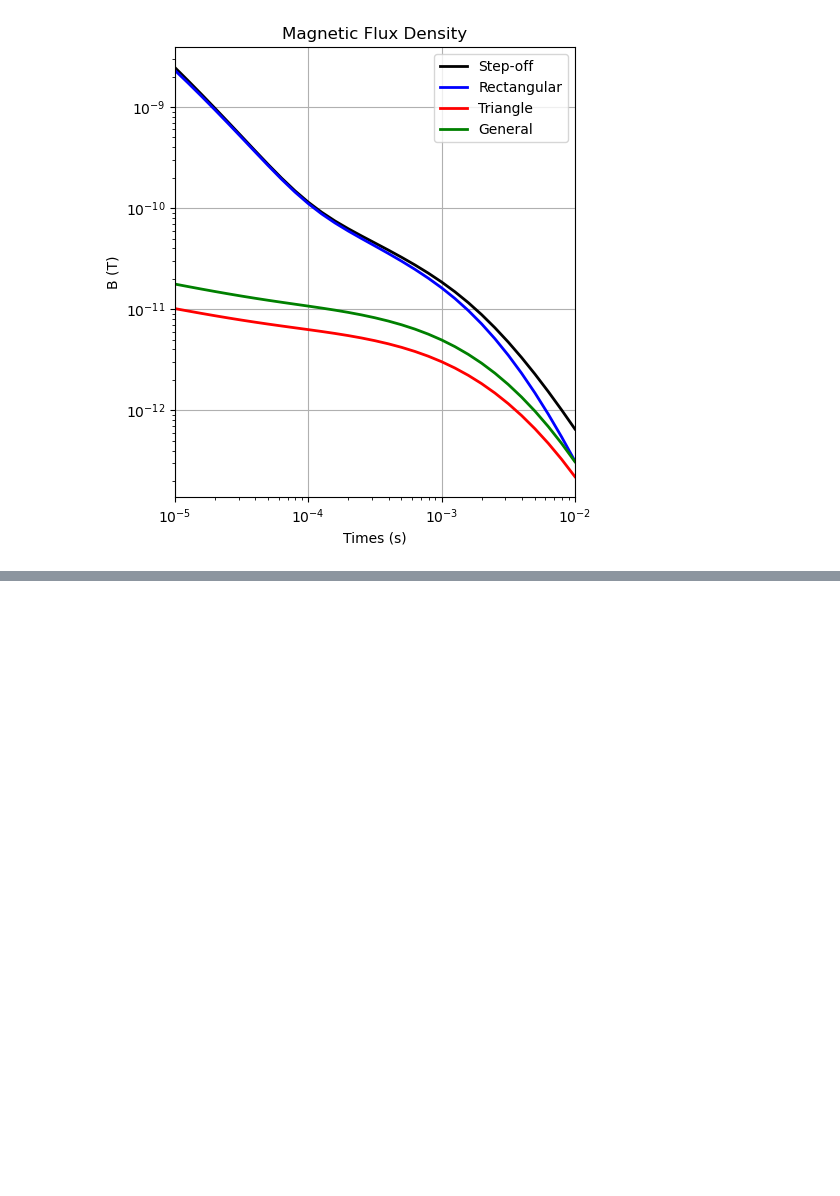
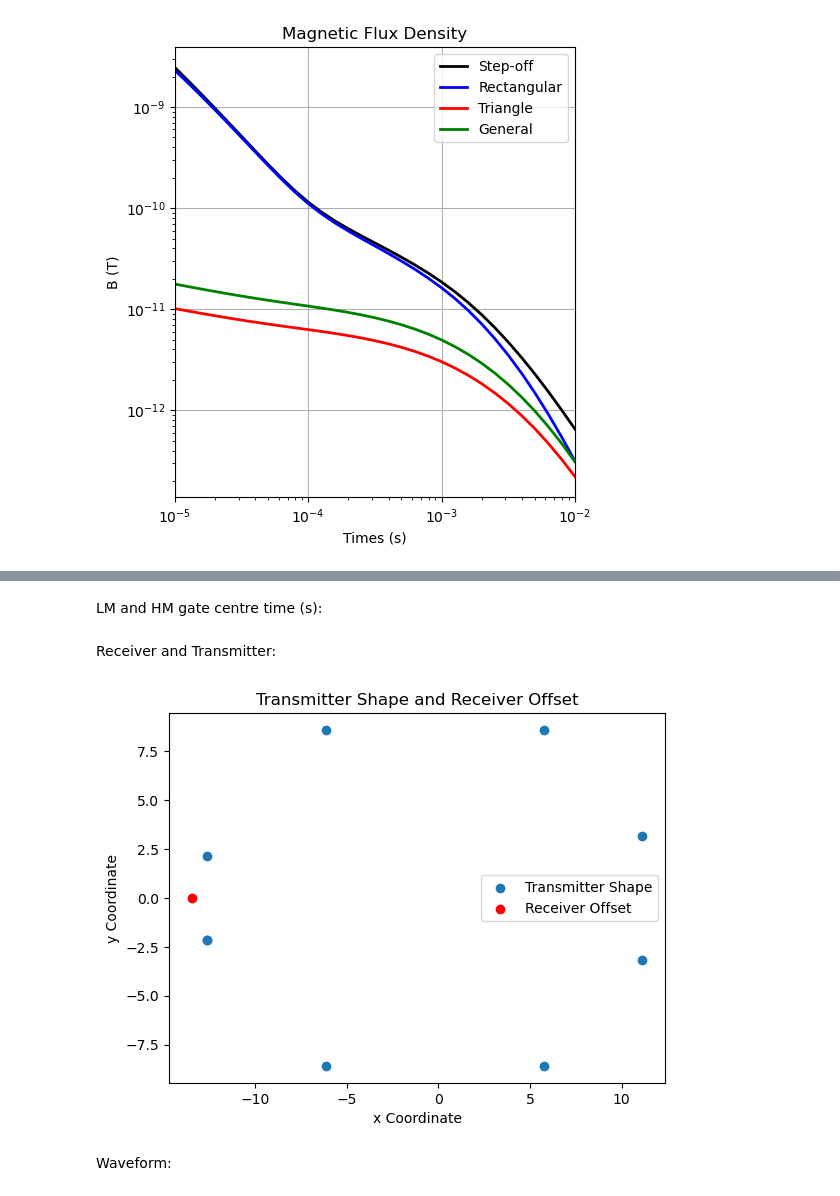
Before and after one commit to oscarshek/EOSC-556-Project, a Jupyter notebook: Notebook/forward_simulation.ipynb, the cells around one changed output, grey strips where cells are left out. Saved outputs shown, nothing was run; the diff lists cells and outputs as text; code cells hidden in the pictures; blank space fills up the shorter version.

```diff
--- a/Notebook/forward_simulation.ipynb
+++ b/Notebook/forward_simulation.ipynb
@@ -330,0 +334,2 @@ plt.show()
+# %% [markdown]
+LM and HM gate centre time (s):
@@ -330,0 +350,38 @@ plt.show()
+# %% [markdown]
+Receiver and Transmitter:
+# %%
+# shape of the transmitter, and the offset of the receiver coil.
+tx_shape = np.array([
+    [-12.64,  -2.13,   300.  ],
+    [ -6.15,  -8.59,   300.  ],
+    [  5.74,  -8.59,   300.  ],
+    [ 11.13,  -3.19,   300.  ],
+    [ 11.13,   3.19,   300.  ],
+    [  5.74,   8.59,   300.  ],
+    [ -6.15,   8.59,   300.  ],
+    [-12.64,   2.13,   300.  ],
+    [-12.64,  -2.13,   300.  ]])
+rx_offset = np.array([-13.46,   0.  ,  298.  ]) # from data processing report
+# %%
+# Extract x and y coordinates for transmitter shape
+tx_x = [point[0] for point in tx_shape]
+tx_y = [point[1] for point in tx_shape]
+
+# Scatter plot for transmitter shape
+plt.scatter(tx_x, tx_y, label='Transmitter Shape')
+
+# Scatter plot for receiver offset
+plt.scatter(rx_offset[0], rx_offset[1], label='Receiver Offset', color='red')
+
+# Add labels and legend
+plt.xlabel('x Coordinate')
+plt.ylabel('y Coordinate')
+plt.title('Transmitter Shape and Receiver Offset')
+plt.legend()
+
+# Show the plot
+plt.show()
+# %% [output]
+[figure, added]
+# %% [markdown]
+Waveform:
```
Also changed, not shown: parts of 19 cells of this notebook, 2 other files.
